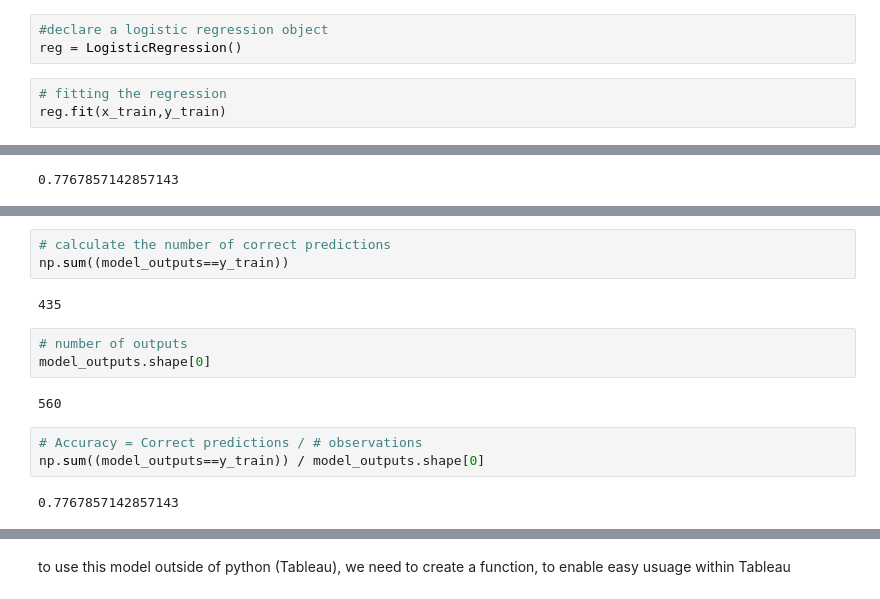
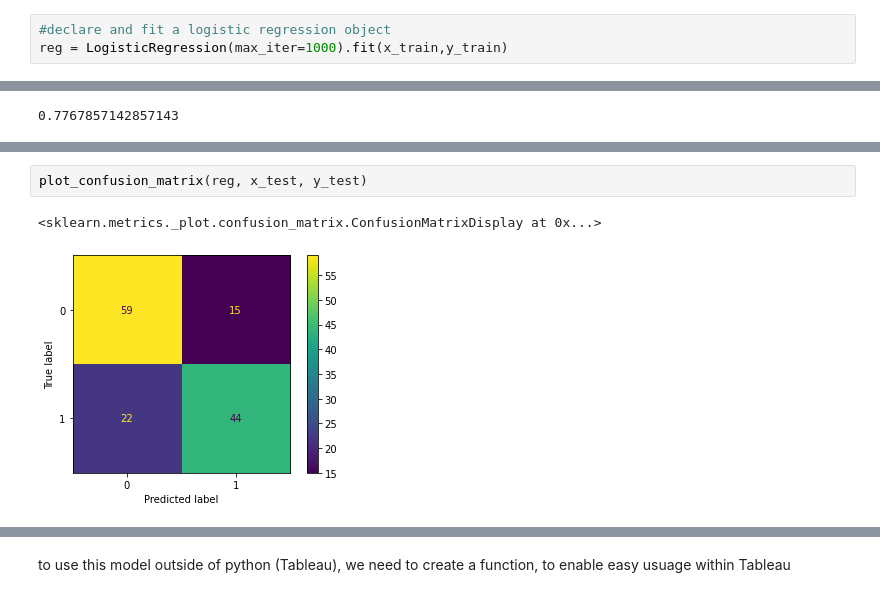
Before and after one commit to I-Sobe/absenteeism, a Jupyter notebook: scripts/machine_learning.ipynb, the cells around one changed output, grey strips where cells are left out. Drawn from its saved outputs; the diff is of its cells as text.

```diff
--- a/scripts/machine_learning.ipynb
+++ b/scripts/machine_learning.ipynb
@@ -234,8 +239,5 @@ from sklearn import metrics
 # %% [markdown]
 ### Training the model
 # %%
-#declare a logistic regression object
-reg = LogisticRegression()
+#declare and fit a logistic regression object
+reg = LogisticRegression(max_iter=1000).fit(x_train,y_train)
-# %%
-# fitting the regression
-reg.fit(x_train,y_train)
@@ -294,15 +252,5 @@ array([ True,  True,  True,  True,  True,  True,  True,  True,  True,
-# %%
-# calculate the number of correct predictions
-np.sum((model_outputs==y_train))
-# %% [output]
-435
-# %%
-# number of outputs
-model_outputs.shape[0]
-# %% [output]
-560
-# %%
-# Accuracy = Correct predictions / # observations
-np.sum((model_outputs==y_train)) / model_outputs.shape[0]
-# %% [output]
-0.7767857142857143
+# %%
+plot_confusion_matrix(reg, x_test, y_test)
+# %% [output]
+<sklearn.metrics._plot.confusion_matrix.ConfusionMatrixDisplay at 0x...>
+[figure, added]
```
Also changed, not shown: parts of 20 cells of this notebook, 2 other files.
